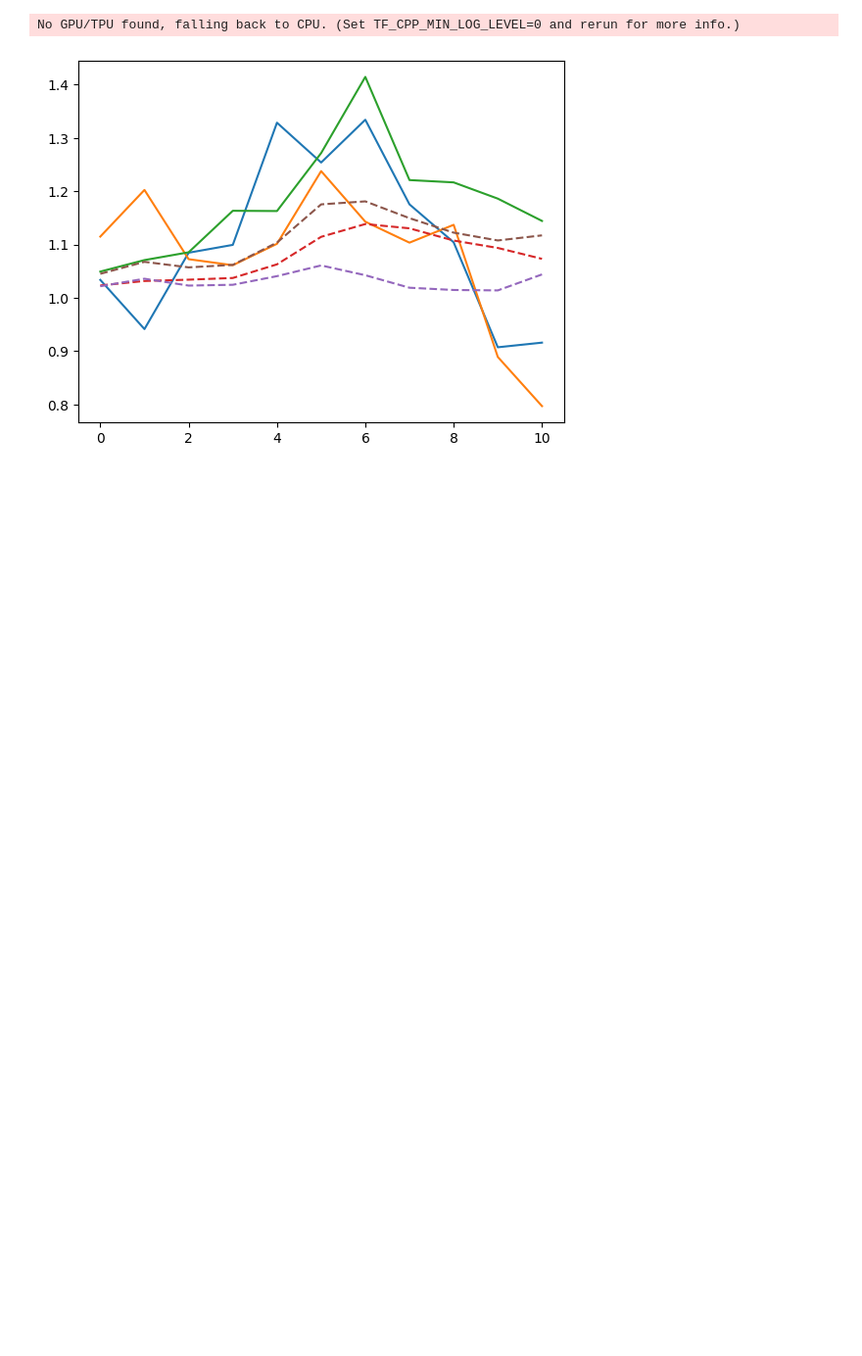
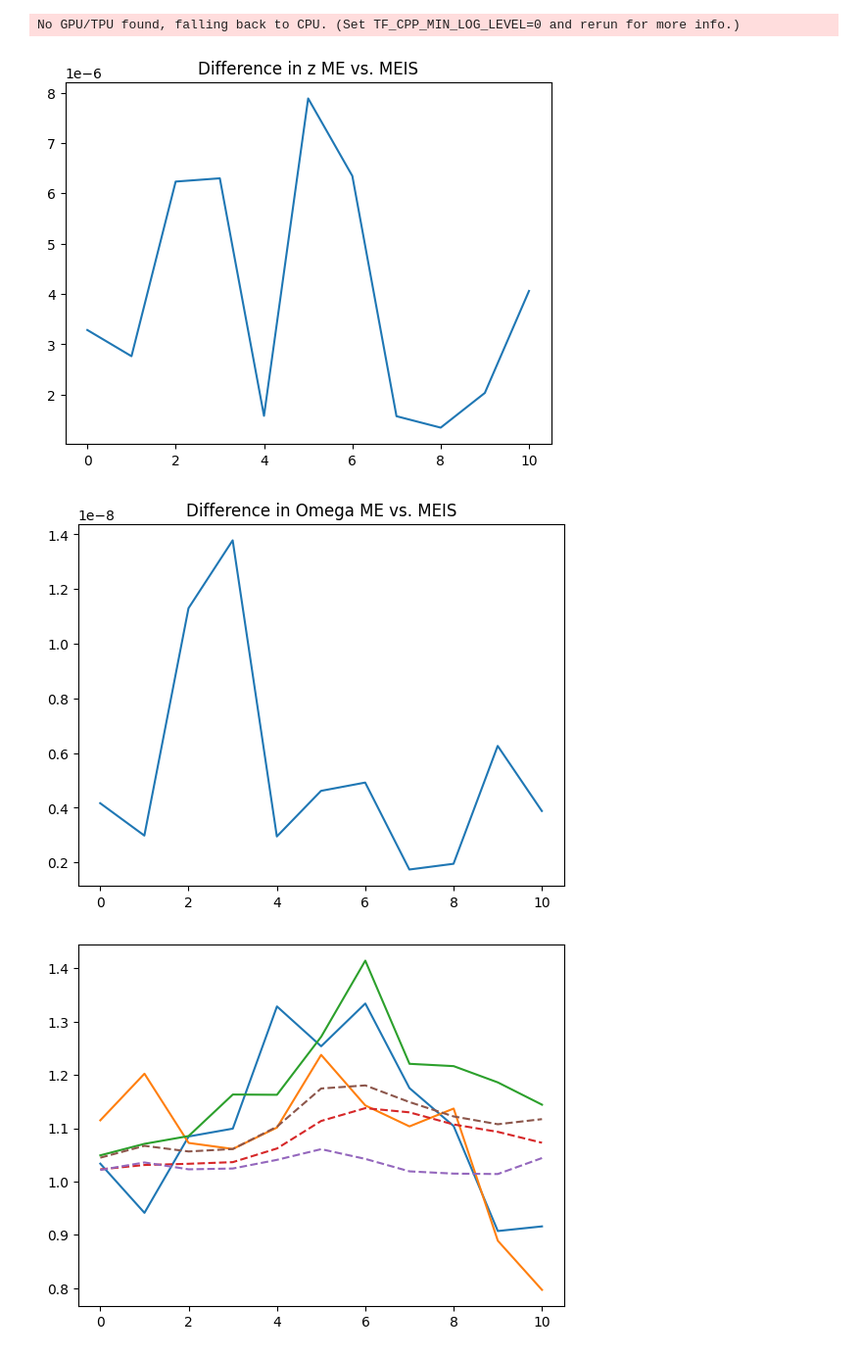
Before and after one commit to stefanheyder/isssm, a Jupyter notebook: nbs/50_modified_efficient_importance_sampling.ipynb, the cells around one changed output. Shown at 98% size. Saved outputs shown, nothing was run; the diff lists cells and outputs as text; code cells hidden in the pictures; blank space fills up the shorter version.

```diff
--- a/nbs/50_modified_efficient_importance_sampling.ipynb
+++ b/nbs/50_modified_efficient_importance_sampling.ipynb
@@ -89,33 +174,44 @@ from isssm.glssm import FFBS
 from isssm.kalman import kalman
 import jax.random as jrn
 from isssm.mode_estimation import mode_estimation
 import jax.numpy as jnp
 from jax import vmap
 from functools import partial
 import matplotlib.pyplot as plt
 
 m, p, n = 3, 2, 10
 A = jnp.broadcast_to(jnp.eye(m), (n, m, m))
 B = jnp.broadcast_to(jnp.array([[1, 0, 1], [0, 1, 1]]), (n + 1, p, m))
 
 s2= 0.01
 Sigma = jnp.broadcast_to(s2 * jnp.eye(m), (n + 1, m, m))
 x0 = jnp.ones(m)
 
 key = jrn.PRNGKey(512)
 key, subkey = jrn.split(key)
 *_, xi_fun, dist = nb_lcssm(x0, A, Sigma, B, 20.)
 N = 1
 (x, ), (y,) = simulate_lcssm(x0, A, Sigma, B, xi_fun, dist, N, subkey)
 s_init = jnp.log(y + 1.)
 x_smooth, z, Omega = mode_estimation(y, x0, A, Sigma, B, xi_fun, dist, s_init, 100)
 
 key, subkey = jrn.split(key)
 z_meis, Omega_meis = modified_efficient_importance_sampling(
     y, x0, A, Sigma, B, xi_fun, dist, z, Omega, 10, 1000, subkey
 )
+z_diff = ((z_meis - z)**2).mean(axis=1)
+plt.title("Difference in z ME vs. MEIS")
+plt.plot(z_diff)
+plt.show()
+
+Omega_diff = ((Omega_meis - Omega)**2).mean(axis=(1,2))
+plt.title("Difference in Omega ME vs. MEIS")
+plt.plot(Omega_diff)
+plt.show()
 # %% [output]
 No GPU/TPU found, falling back to CPU. (Set TF_CPP_MIN_LOG_LEVEL=0 and rerun for more info.)
+[figure, added]
+[figure, added]
 # %%
 from isssm.kalman import kalman, smoother
 x_filt, Xi_filt, x_pred, Xi_pred = kalman(z_meis, x0, Sigma, Omega_meis, A, B)
```
Also changed, not shown: parts of 7 cells of this notebook, 12 other files.
